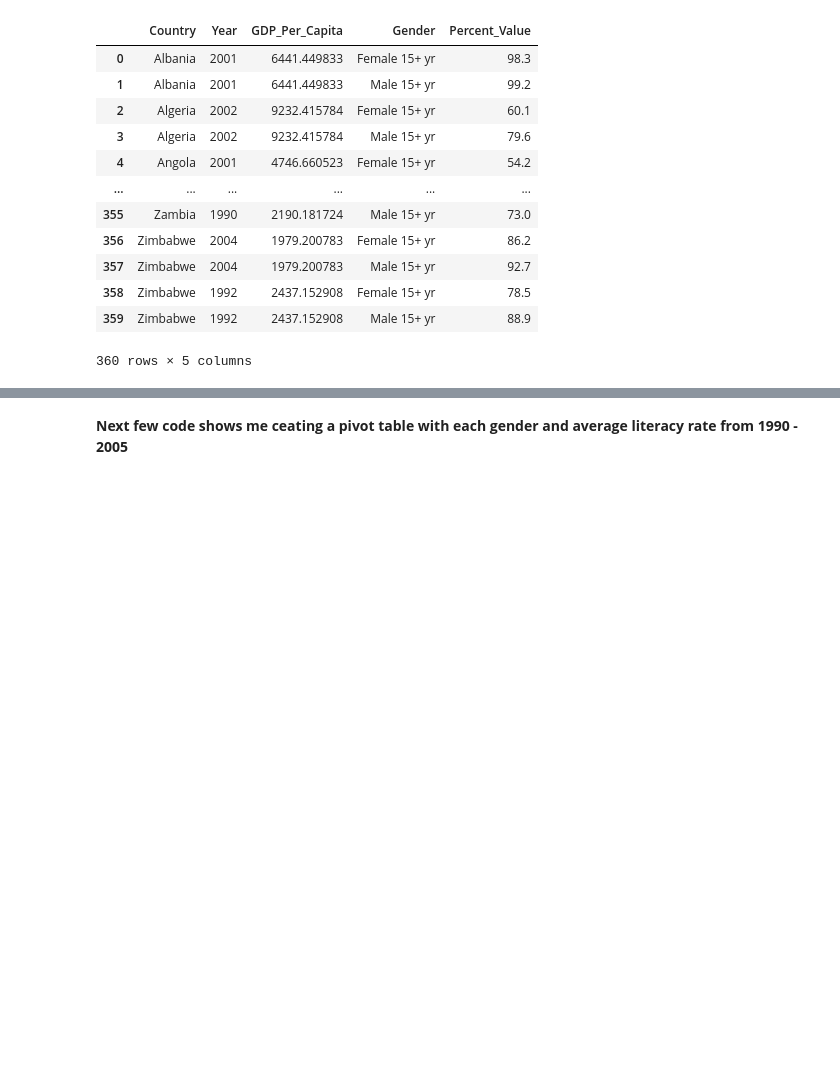
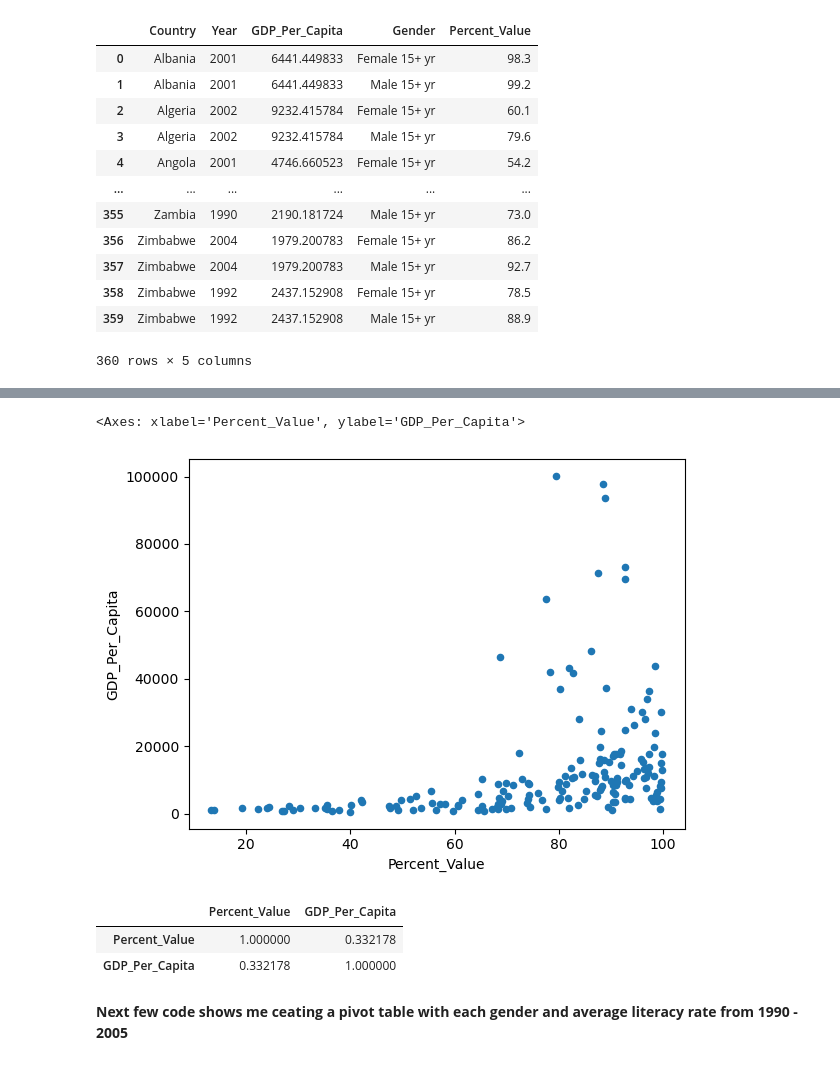
Before and after one commit to KagonDeans/un-exploration-KagonDeans, a Jupyter notebook: notebooks/Solo_UN_Data_Exploration.ipynb, the cells around one changed output, grey strips where cells are left out. Cells and saved outputs as stored; diff of their text form; code cells hidden in the pictures; blank space fills up the shorter version.

```diff
--- a/notebooks/Solo_UN_Data_Exploration.ipynb
+++ b/notebooks/Solo_UN_Data_Exploration.ipynb
@@ -175,0 +135,2 @@ adult_lit_and_GDP.drop_duplicates(subset = 'Gender')
+# %%
+adult_lit_GDP_grouped = adult_lit_and_GDP.groupby(['Country', 'Year'])[['Percent_Value', 'GDP_Per_Capita']].mean()
@@ -176,3 +154,14 @@ adult_lit_and_GDP.drop_duplicates(subset = 'Gender')
+# %%
+adult_lit_GDP_grouped.plot.scatter(x = 'Percent_Value', y = 'GDP_Per_Capita')
+# %% [output]
+<Axes: xlabel='Percent_Value', ylabel='GDP_Per_Capita'>
+[figure, added]
+# %%
+adult_lit_GDP_grouped[['Percent_Value', 'GDP_Per_Capita']].corr()
+# %% [output]
+|  | Percent_Value | GDP_Per_Capita |
+| Percent_Value | 1.000000 | 0.332178 |
+| GDP_Per_Capita | 0.332178 | 1.000000 |
 # %% [markdown]
 **Next few code shows me ceating a pivot table with each gender and average literacy rate from 1990 - 2005**
 # %%
```
Also changed, not shown: parts of 24 cells of this notebook.
